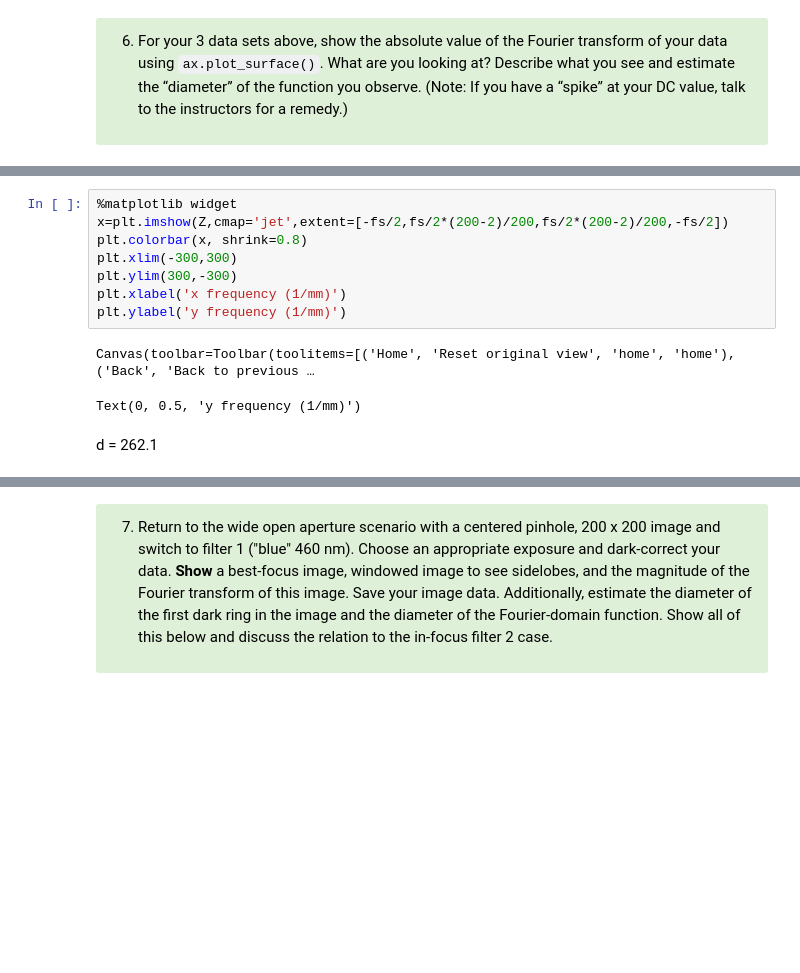
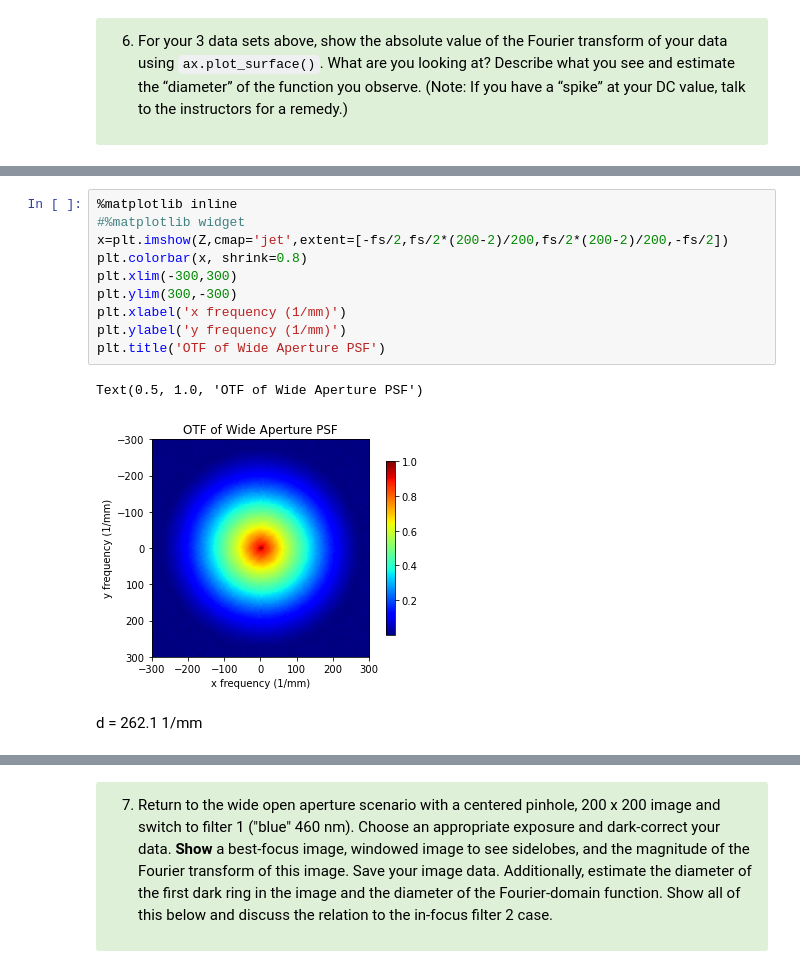
Before and after one commit to dishamishra/Labs_Imager, a Jupyter notebook: Lab3 Part2 (Clean).ipynb, the cells around one changed output, grey strips where cells are left out. Cells and saved outputs as stored; diff of their text form; blank space fills up the shorter version.

```diff
--- a/Lab3 Part2 (Clean).ipynb
+++ b/Lab3 Part2 (Clean).ipynb
@@ -379,15 +384,17 @@ Canvas(toolbar=Toolbar(toolitems=[('Home', 'Reset original view', 'home', 'home'
 # %%
-%matplotlib widget
+%matplotlib inline
+#%matplotlib widget
 x=plt.imshow(Z,cmap='jet',extent=[-fs/2,fs/2*(200-2)/200,fs/2*(200-2)/200,-fs/2])
 plt.colorbar(x, shrink=0.8)
 plt.xlim(-300,300)
 plt.ylim(300,-300)
 plt.xlabel('x frequency (1/mm)')
 plt.ylabel('y frequency (1/mm)')
+plt.title('OTF of Wide Aperture PSF')
 # %% [output]
-Canvas(toolbar=Toolbar(toolitems=[('Home', 'Reset original view', 'home', 'home'), ('Back', 'Back to previous …
+Text(0.5, 1.0, 'OTF of Wide Aperture PSF')
-Text(0, 0.5, 'y frequency (1/mm)')
+[figure, added]
 # %% [markdown]
-d = 262.1
+d = 262.1 1/mm
 # %%
 %matplotlib inline
```
Also changed, not shown: parts of 17 cells of this notebook, 1 other file.
